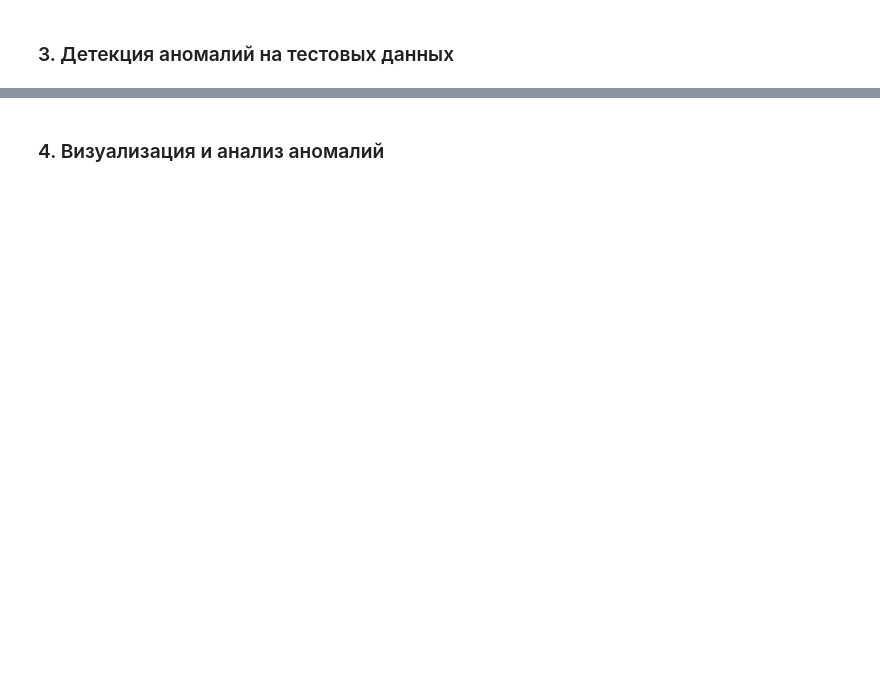
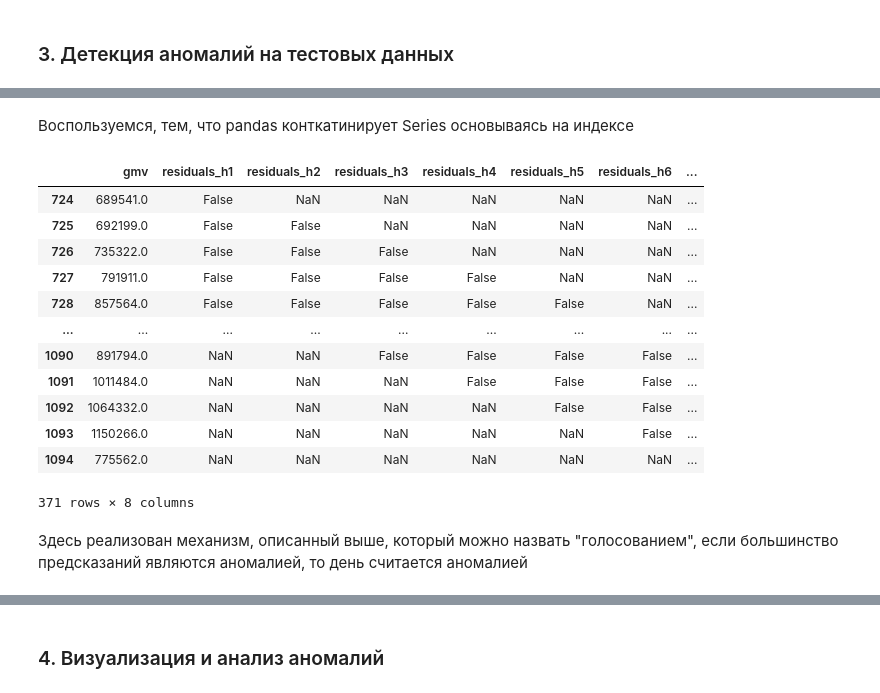
Before and after one commit to RabochiyYan/Ozon_test, a Jupyter notebook: Task_1.2/Task_1.2.ipynb, the cells around one changed output, grey strips where cells are left out. Drawn from its saved outputs; the diff is of its cells as text; code cells hidden in the pictures; blank space fills up the shorter version.

```diff
--- a/Task_1.2/Task_1.2.ipynb
+++ b/Task_1.2/Task_1.2.ipynb
@@ -155,0 +217,4 @@ for h in range(1, 8):
+# %%
+last_7_days = test2['gmv_h7'][-7:]
+last_7_days.index = [i for i in range(1088, 1095)]
+last_7_days
@@ -155,0 +230,3 @@ for h in range(1, 8):
+# %%
+gmv_full = pd.concat([test['gmv'], last_7_days])
+gmv_full
@@ -155,0 +246,30 @@ for h in range(1, 8):
+# %% [markdown]
+Воспользуемся, тем, что pandas конткатинирует Series основываясь на индексе
+# %%
+residuls_reshifted = []
+for h in range(1, 8):
+    treshold = tresholds[f'h{h}']['treshold']
+
+    residul_reshifted = test2[f'residuals_h{h}'] > treshold
+    residul_reshifted.index = residul_reshifted.index+h
+    residuls_reshifted.append(residul_reshifted)
+
+residuls_reshifted = pd.concat([gmv_full]+residuls_reshifted, axis=1)[1:]
+residuls_reshifted.columns = ['gmv'] + list(residuls_reshifted.columns[1:])
+residuls_reshifted
+# %% [output]
+|  | gmv | residuals_h1 | residuals_h2 | residuals_h3 | residuals_h4 | residuals_h5 | residuals_h6 | ... |
+| 724 | 689541.0 | False | NaN | NaN | NaN | NaN | NaN | ... |
+| 725 | 692199.0 | False | False | NaN | NaN | NaN | NaN | ... |
+| 726 | 735322.0 | False | False | False | NaN | NaN | NaN | ... |
+| 727 | 791911.0 | False | False | False | False | NaN | NaN | ... |
+| 728 | 857564.0 | False | False | False | False | False | NaN | ... |
+| ... | ... | ... | ... | ... | ... | ... | ... | ... |
+| 1090 | 891794.0 | NaN | NaN | False | False | False | False | ... |
+| 1091 | 1011484.0 | NaN | NaN | NaN | False | False | False | ... |
+| 1092 | 1064332.0 | NaN | NaN | NaN | NaN | False | False | ... |
+| 1093 | 1150266.0 | NaN | NaN | NaN | NaN | NaN | False | ... |
+| 1094 | 775562.0 | NaN | NaN | NaN | NaN | NaN | NaN | ... |
+371 rows × 8 columns
+# %% [markdown]
+Здесь реализован механизм, описанный выше, который можно назвать "голосованием", если большинство предсказаний являются аномалией, то день считается аномалией
```
Also changed, not shown: parts of 15 cells of this notebook, 1 other file.
